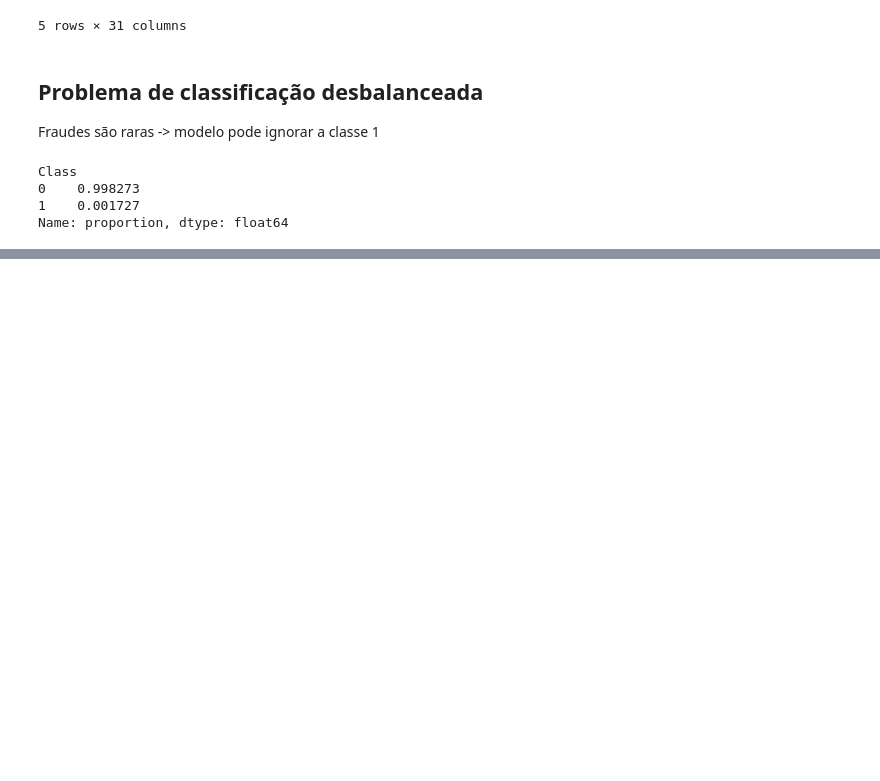
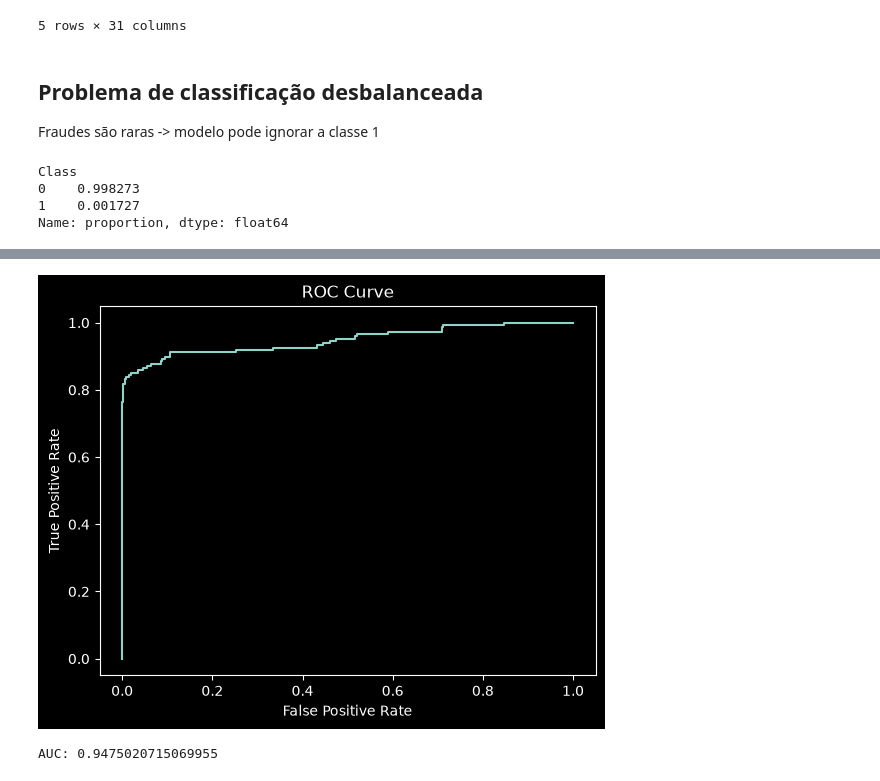
Before and after one commit to GhortheBrute/deteccao-de-fraude, a Jupyter notebook: Deteccao-de-fraudes-em-transacoes.ipynb, the cells around one changed output, grey strips where cells are left out. Saved outputs shown, nothing was run; the diff lists cells and outputs as text; code cells hidden in the pictures; blank space fills up the shorter version.

```diff
--- a/Deteccao-de-fraudes-em-transacoes.ipynb
+++ b/Deteccao-de-fraudes-em-transacoes.ipynb
@@ -34,0 +50,13 @@ Name: proportion, dtype: float64
+# %%
+df["Amount_log"] = np.log1p(df["Amount"])
+# %%
+scaler = StandardScaler()
+
+df["Amount_scaled"] = scaler.fit_transform(df[["Amount"]])
+# %%
+X = df.drop("Class", axis=1)
+y = df["Class"]
+
+X_train, X_test, y_train, y_test = train_test_split(
+    X, y, stratify=y, test_size=0.3, random_state=42
+)
@@ -34,0 +65,6 @@ Name: proportion, dtype: float64
+# %%
+model = LogisticRegression(max_iter=100000)
+
+model.fit(X_train, y_train)
+
+y_pred = model.predict(X_test)
@@ -34,0 +89,15 @@ Name: proportion, dtype: float64
+# %%
+y_probs = model.predict_proba(X_test)[:,1]
+
+fpr, tpr, _ = roc_curve(y_test, y_probs)
+
+plt.plot(fpr, tpr)
+plt.title("ROC Curve")
+plt.xlabel("False Positive Rate")
+plt.ylabel("True Positive Rate")
+plt.show()
+
+print("AUC:", roc_auc_score(y_test, y_probs))
+# %% [output]
+[figure, added]
+AUC: 0.9475020715069955
```
Also changed, not shown: parts of 12 cells of this notebook.
